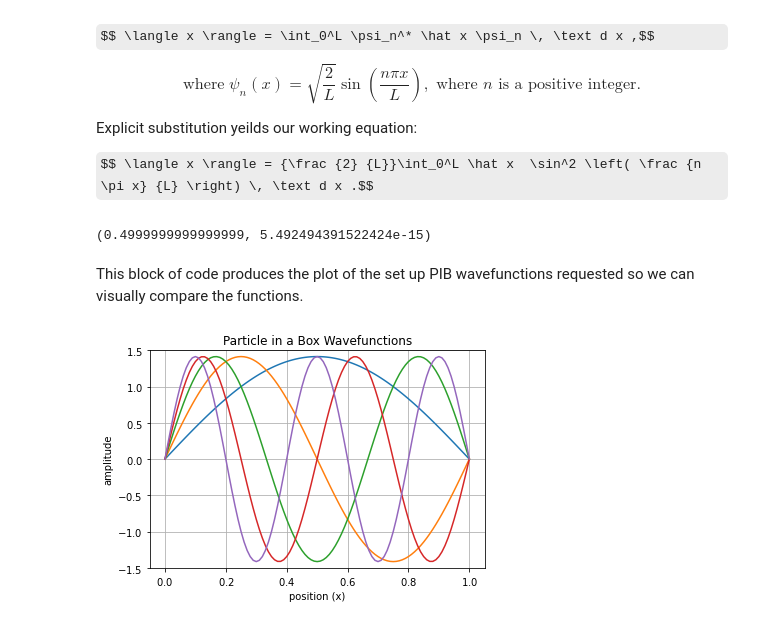
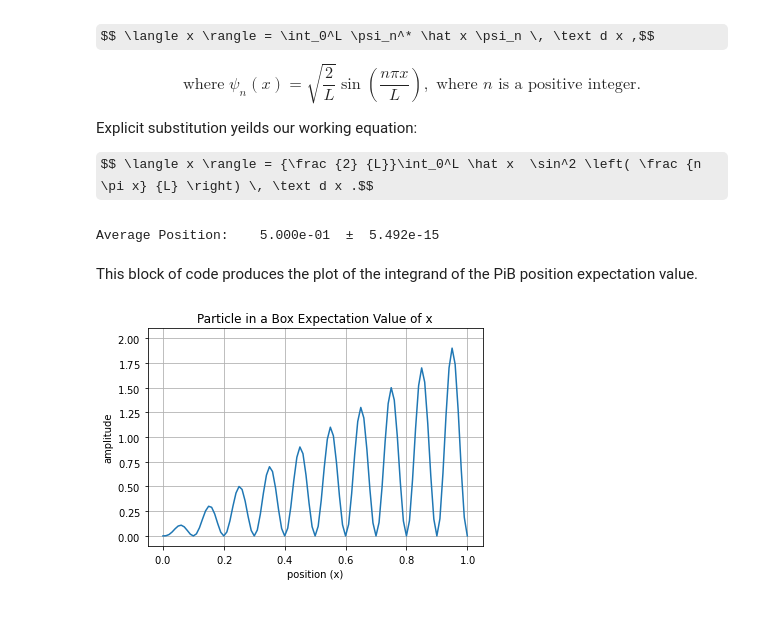
Before and after one commit to hlberghout/CHEM4420, a Jupyter notebook: 10_93_PiB_Average_Position.ipynb, the cells around one changed output. Saved outputs shown, nothing was run; the diff lists cells and outputs as text; code cells hidden in the pictures; some formulas as TeX source.

```diff
--- a/10_93_PiB_Average_Position.ipynb
+++ b/10_93_PiB_Average_Position.ipynb
@@ -49,26 +49,21 @@ def integrand(x, L, n):
 from scipy.integrate import quad
 
 ave_x = quad(integrand, 0.0, L, args=(L, n))
-print(ave_x)
-print("{0:^18} {1:^18}".format("Quantum Number", "Number of Nodes", "Node Position(s)"))
+print("{:20} {:6.3e} {:^3} {:6.3e}".format("Average Position:", ave_x[0], "±", ave_x[1]))
 # %% [output]
-(0.4999999999999999, 5.492494391522424e-15)
+Average Position:    5.000e-01  ±  5.492e-15
 # %% [markdown]
-This block of code produces the plot of the set up PIB wavefunctions requested so we can visually compare the functions.
+This block of code produces the plot of the integrand of the PiB position expectation value.
 # %%
 #Plot PIB wave functions and squares.
 fig = plt.figure()
 ax = plt.axes()
-n = nmin
-while n <= nmax:
-    ax.plot(x,psi_n(L, n, x))
-    #ax.plot(x,psi_n(L, n, x), 'b')
-    n += 1
+ax.plot(x,integrand(x, L, n))
 ax.set(xlabel='position (x)', ylabel='amplitude',
-       title="Particle in a Box Wavefunctions")
+       title="Particle in a Box Expectation Value of x")
 ax.grid()
-plt.ylim(-1.5,1.5)
+plt.ylim(-.1,2.1)
 plt.ticklabel_format(style='sci', axis='both',scilimits=(-3,4), useMathText='True')
 plt.show()
 # %% [output]
-[figure, old version]
+[figure, new version]
```
Also changed, not shown: parts of 5 cells of this notebook.
